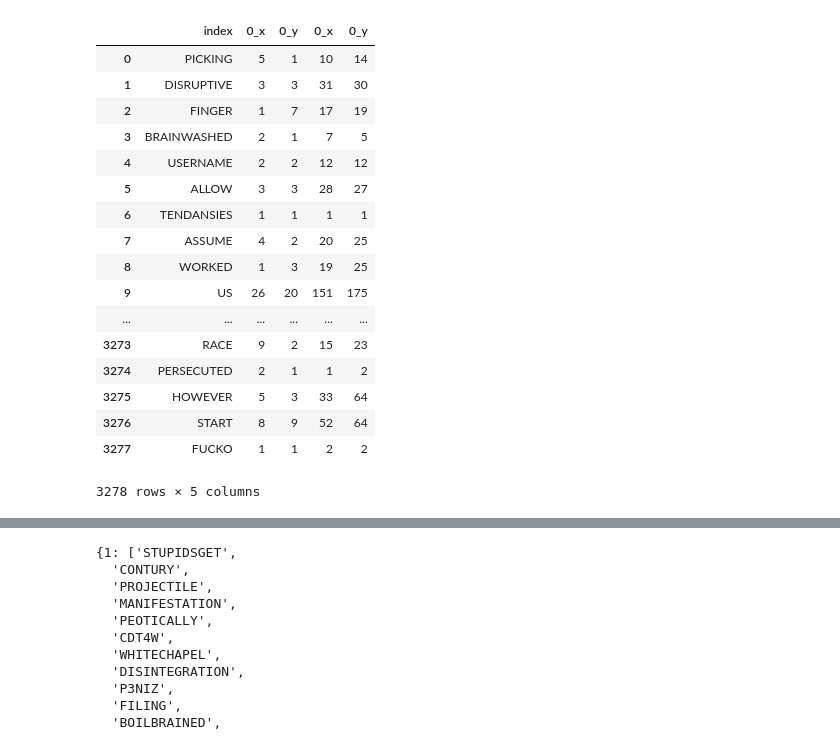
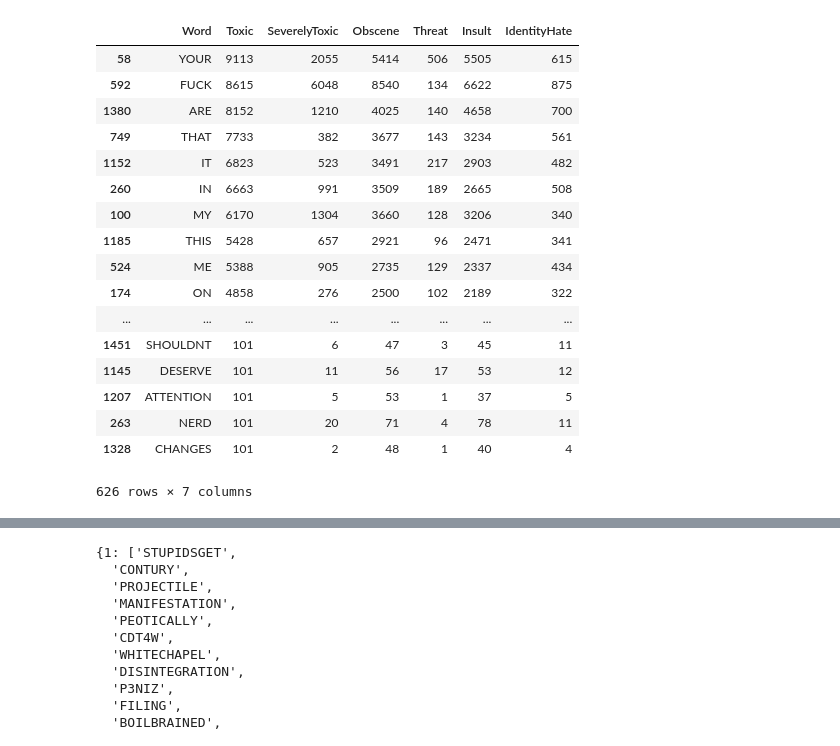
Before and after one commit to ashleyjiang28/toxic-comment, a Jupyter notebook: WordSubsetting.ipynb, the cells around one changed output, grey strips where cells are left out. Drawn from its saved outputs; the diff is of its cells as text; code cells hidden in the pictures.

```diff
--- a/WordSubsetting.ipynb
+++ b/WordSubsetting.ipynb
@@ -77,48 +99,62 @@ df_all
 # %%
+df = df_all
 df = df[df["toxic"] == 1]
 di = search_subset(df)
 toxic = pd.DataFrame.from_dict(di,'index').reset_index()
-#.sort_values(0, ascending=False)
+
 df = df_all
 df = df[df["severe_toxic"] == 1]
 di = search_subset(df)
 severe = pd.DataFrame.from_dict(di,'index').reset_index()
 
 df = df_all
 df = df[df["obscene"] == 1]
 di = search_subset(df)
 obscene = pd.DataFrame.from_dict(di,'index').reset_index()
 
 df = df_all
 df = df[df["insult"] == 1]
 di = search_subset(df)
 insult = pd.DataFrame.from_dict(di,'index').reset_index()
 
 df = df_all
+df = df[df["threat"] == 1]
+di = search_subset(df)
+threat = pd.DataFrame.from_dict(di,'index').reset_index()
+
+df = df_all
 df = df[df["identity_hate"] == 1]
 di = search_subset(df)
 hate = pd.DataFrame.from_dict(di,'index').reset_index()
 
 data = toxic.merge(severe,on = "index")
+data = data.merge(obscene, on = "index")
+data = data.merge(threat, on = "index")
 data = data.merge(insult, on = "index")
-data = data.merge(obscene, on = "index")
+data = data.merge(hate, on = "index")
+data.columns = ["Word","Toxic","SeverelyToxic","Obscene","Threat","Insult","IdentityHate"]
+
+data = data[data["Toxic"] > 100]
+data = data[data["Toxic"] < 10000]
+
+data = data.sort_values("Toxic", ascending=False)
 data
 # %% [output]
-|  | index | 0_x | 0_y | 0_x | 0_y |
-| 0 | PICKING | 5 | 1 | 10 | 14 |
-| 1 | DISRUPTIVE | 3 | 3 | 31 | 30 |
-| 2 | FINGER | 1 | 7 | 17 | 19 |
-| 3 | BRAINWASHED | 2 | 1 | 7 | 5 |
-| 4 | USERNAME | 2 | 2 | 12 | 12 |
-| 5 | ALLOW | 3 | 3 | 28 | 27 |
-| 6 | TENDANSIES | 1 | 1 | 1 | 1 |
-| 7 | ASSUME | 4 | 2 | 20 | 25 |
-| 8 | WORKED | 1 | 3 | 19 | 25 |
-| 9 | US | 26 | 20 | 151 | 175 |
-| ... | ... | ... | ... | ... | ... |
-| 3273 | RACE | 9 | 2 | 15 | 23 |
-| 3274 | PERSECUTED | 2 | 1 | 1 | 2 |
-| 3275 | HOWEVER | 5 | 3 | 33 | 64 |
-| 3276 | START | 8 | 9 | 52 | 64 |
-| 3277 | FUCKO | 1 | 1 | 2 | 2 |
+|  | Word | Toxic | SeverelyToxic | Obscene | Threat | Insult | IdentityHate |
+| 58 | YOUR | 9113 | 2055 | 5414 | 506 | 5505 | 615 |
+| 592 | FUCK | 8615 | 6048 | 8540 | 134 | 6622 | 875 |
+| 1380 | ARE | 8152 | 1210 | 4025 | 140 | 4658 | 700 |
+| 749 | THAT | 7733 | 382 | 3677 | 143 | 3234 | 561 |
+| 1152 | IT | 6823 | 523 | 3491 | 217 | 2903 | 482 |
+| 260 | IN | 6663 | 991 | 3509 | 189 | 2665 | 508 |
+| 100 | MY | 6170 | 1304 | 3660 | 128 | 3206 | 340 |
+| 1185 | THIS | 5428 | 657 | 2921 | 96 | 2471 | 341 |
+| 524 | ME | 5388 | 905 | 2735 | 129 | 2337 | 434 |
+| 174 | ON | 4858 | 276 | 2500 | 102 | 2189 | 322 |
+| ... | ... | ... | ... | ... | ... | ... | ... |
+| 1451 | SHOULDNT | 101 | 6 | 47 | 3 | 45 | 11 |
+| 1145 | DESERVE | 101 | 11 | 56 | 17 | 53 | 12 |
+| 1207 | ATTENTION | 101 | 5 | 53 | 1 | 37 | 5 |
+| 263 | NERD | 101 | 20 | 71 | 4 | 78 | 11 |
+| 1328 | CHANGES | 101 | 2 | 48 | 1 | 40 | 4 |
-3278 rows × 5 columns
+626 rows × 7 columns
```
Also changed, not shown: parts of 7 cells of this notebook, 1 other file.
